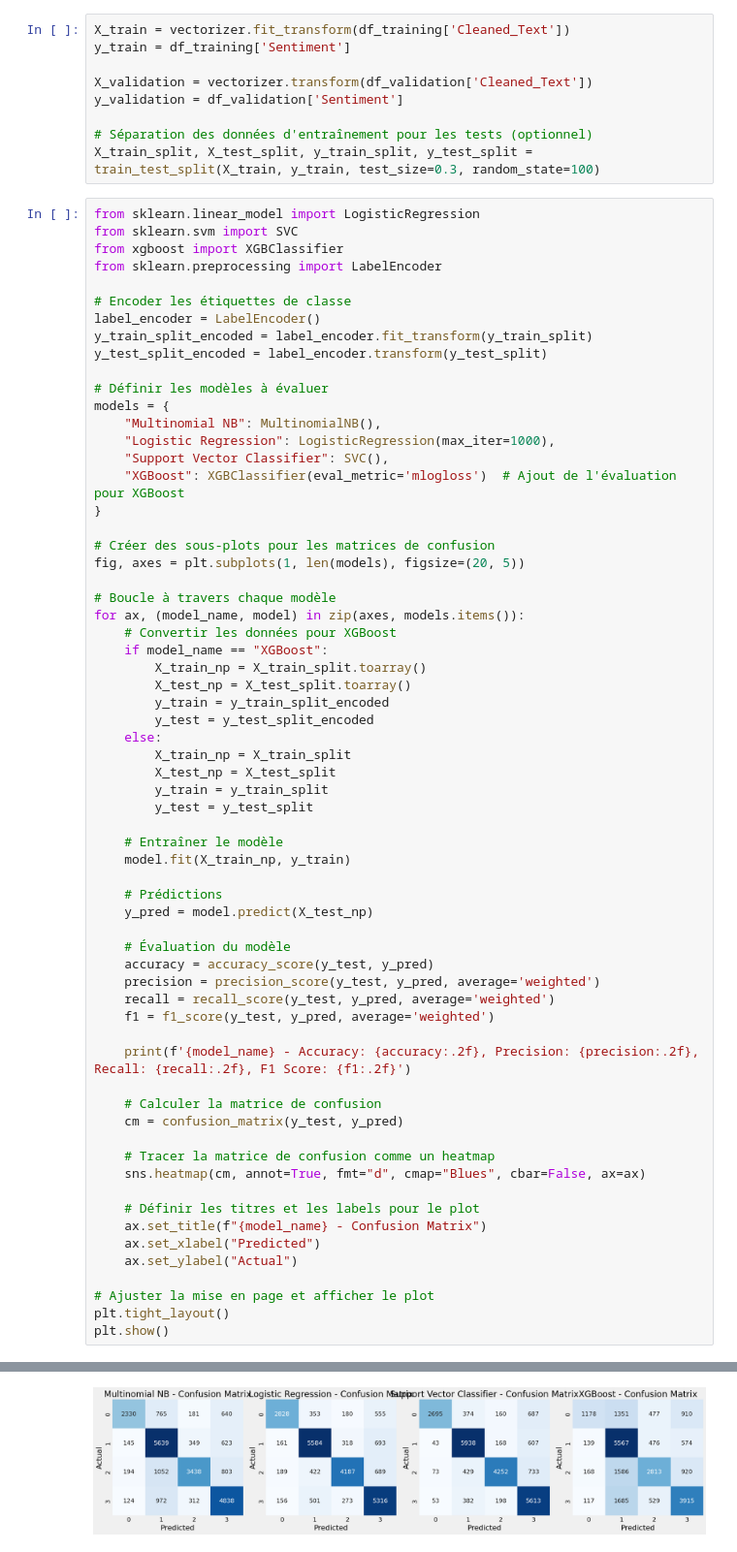
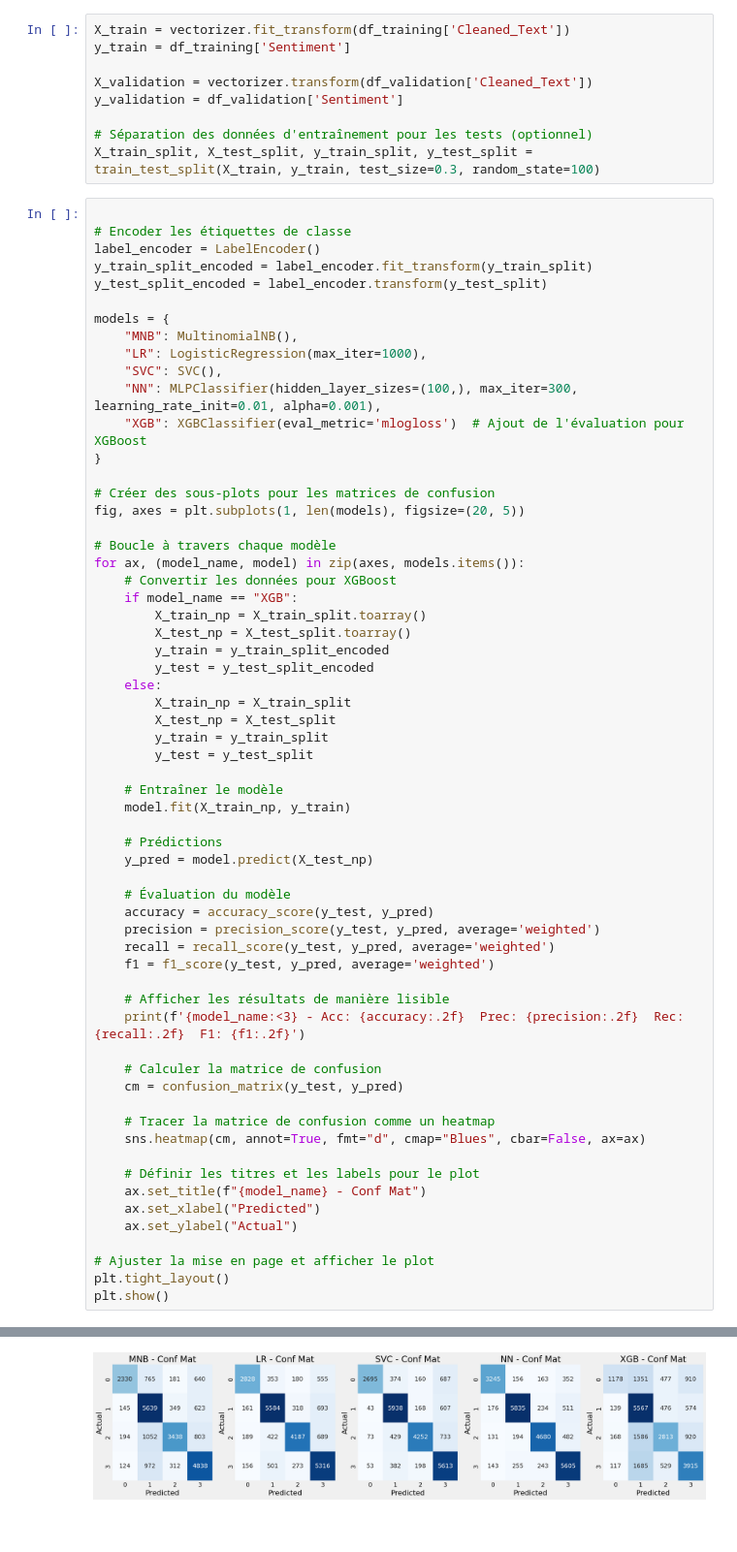
Before and after one commit to zainebbachouch/CRM, a Jupyter notebook: backend/IA/Analytics_Opinon/Opinion_Classification.ipynb, the cells around one changed output, grey strips where cells are left out. Shown at 97% size. Cells and saved outputs as stored; diff of their text form.

```diff
--- a/backend/IA/Analytics_Opinon/Opinion_Classification.ipynb
+++ b/backend/IA/Analytics_Opinon/Opinion_Classification.ipynb
@@ -229,22 +241,18 @@ y_validation = df_validation['Sentiment']
 # Séparation des données d'entraînement pour les tests (optionnel)
 X_train_split, X_test_split, y_train_split, y_test_split = train_test_split(X_train, y_train, test_size=0.3, random_state=100)
 # %%
-from sklearn.linear_model import LogisticRegression
-from sklearn.svm import SVC
-from xgboost import XGBClassifier
-from sklearn.preprocessing import LabelEncoder
 
 # Encoder les étiquettes de classe
 label_encoder = LabelEncoder()
 y_train_split_encoded = label_encoder.fit_transform(y_train_split)
 y_test_split_encoded = label_encoder.transform(y_test_split)
 
-# Définir les modèles à évaluer
 models = {
-    "Multinomial NB": MultinomialNB(),
-    "Logistic Regression": LogisticRegression(max_iter=1000),
-    "Support Vector Classifier": SVC(),
-    "XGBoost": XGBClassifier(eval_metric='mlogloss')  # Ajout de l'évaluation pour XGBoost
+    "MNB": MultinomialNB(),
+    "LR": LogisticRegression(max_iter=1000),
+    "SVC": SVC(),
+    "NN": MLPClassifier(hidden_layer_sizes=(100,), max_iter=300, learning_rate_init=0.01, alpha=0.001),
+    "XGB": XGBClassifier(eval_metric='mlogloss')  # Ajout de l'évaluation pour XGBoost
 }
 
 # Créer des sous-plots pour les matrices de confusion
@@ -253,7 +261,7 @@ fig, axes = plt.subplots(1, len(models), figsize=(20, 5))
 # Boucle à travers chaque modèle
 for ax, (model_name, model) in zip(axes, models.items()):
     # Convertir les données pour XGBoost
-    if model_name == "XGBoost":
+    if model_name == "XGB":
         X_train_np = X_train_split.toarray()
         X_test_np = X_test_split.toarray()
         y_train = y_train_split_encoded
@@ -276,7 +284,8 @@ for ax, (model_name, model) in zip(axes, models.items()):
     recall = recall_score(y_test, y_pred, average='weighted')
     f1 = f1_score(y_test, y_pred, average='weighted')
 
-    print(f'{model_name} - Accuracy: {accuracy:.2f}, Precision: {precision:.2f}, Recall: {recall:.2f}, F1 Score: {f1:.2f}')
+    # Afficher les résultats de manière lisible
+    print(f'{model_name:<3} - Acc: {accuracy:.2f}  Prec: {precision:.2f}  Rec: {recall:.2f}  F1: {f1:.2f}')
 
     # Calculer la matrice de confusion
     cm = confusion_matrix(y_test, y_pred)
@@ -285,7 +294,7 @@ for ax, (model_name, model) in zip(axes, models.items()):
     sns.heatmap(cm, annot=True, fmt="d", cmap="Blues", cbar=False, ax=ax)
 
     # Définir les titres et les labels pour le plot
-    ax.set_title(f"{model_name} - Confusion Matrix")
+    ax.set_title(f"{model_name} - Conf Mat")
     ax.set_xlabel("Predicted")
     ax.set_ylabel("Actual")
 
@@ -300 +310 @@ XGBoost - Accuracy: 0.60, Precision: 0.63, Recall: 0.60, F1 Score: 0.59
-[figure, old version]
+[figure, new version]
```
Also changed, not shown: parts of 5 cells of this notebook, 8 other files.
